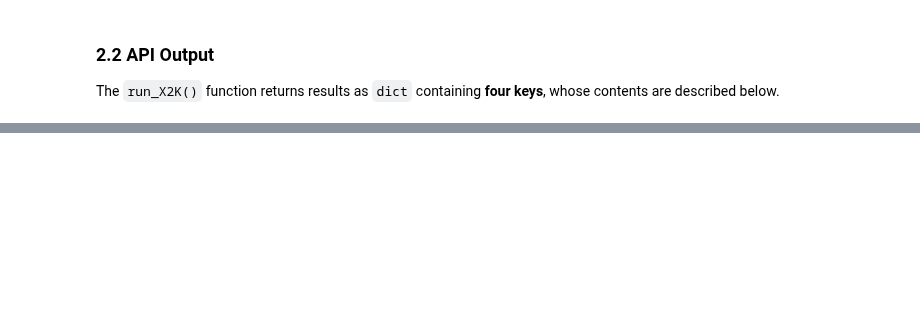
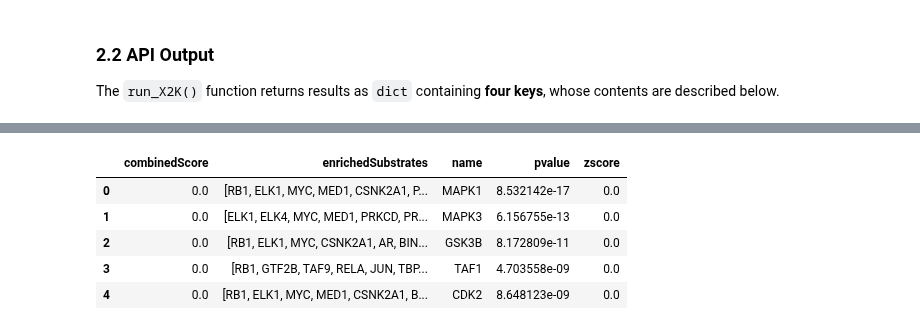
Before and after one commit to MaayanLab/x2k_web, a Jupyter notebook: src/main/webapp/notebooks/x2k_api_notebook.ipynb, the cells around one changed output, grey strips where cells are left out. Saved outputs shown, nothing was run; the diff lists cells and outputs as text; code cells hidden in the pictures; blank space fills up the shorter version.

```diff
--- a/src/main/webapp/notebooks/x2k_api_notebook.ipynb
+++ b/src/main/webapp/notebooks/x2k_api_notebook.ipynb
@@ -233,0 +419,11 @@ tf_dataframe.head()
+# %%
+# KEA Results
+kea_dataframe = pd.DataFrame(x2k_results['KEA'])
+kea_dataframe.head()
+# %% [output]
+|  | combinedScore | enrichedSubstrates | name | pvalue | zscore |
+| 0 | 0.0 | [RB1, ELK1, MYC, MED1, CSNK2A1, P... | MAPK1 | 8.532142e-17 | 0.0 |
+| 1 | 0.0 | [ELK1, ELK4, MYC, MED1, PRKCD, PR... | MAPK3 | 6.156755e-13 | 0.0 |
+| 2 | 0.0 | [RB1, ELK1, MYC, CSNK2A1, AR, BIN... | GSK3B | 8.172809e-11 | 0.0 |
+| 3 | 0.0 | [RB1, GTF2B, TAF9, RELA, JUN, TBP... | TAF1 | 4.703558e-09 | 0.0 |
+| 4 | 0.0 | [RB1, ELK1, MYC, MED1, CSNK2A1, B... | CDK2 | 8.648123e-09 | 0.0 |
```
Also changed, not shown: parts of 30 cells of this notebook, 6 other files.
